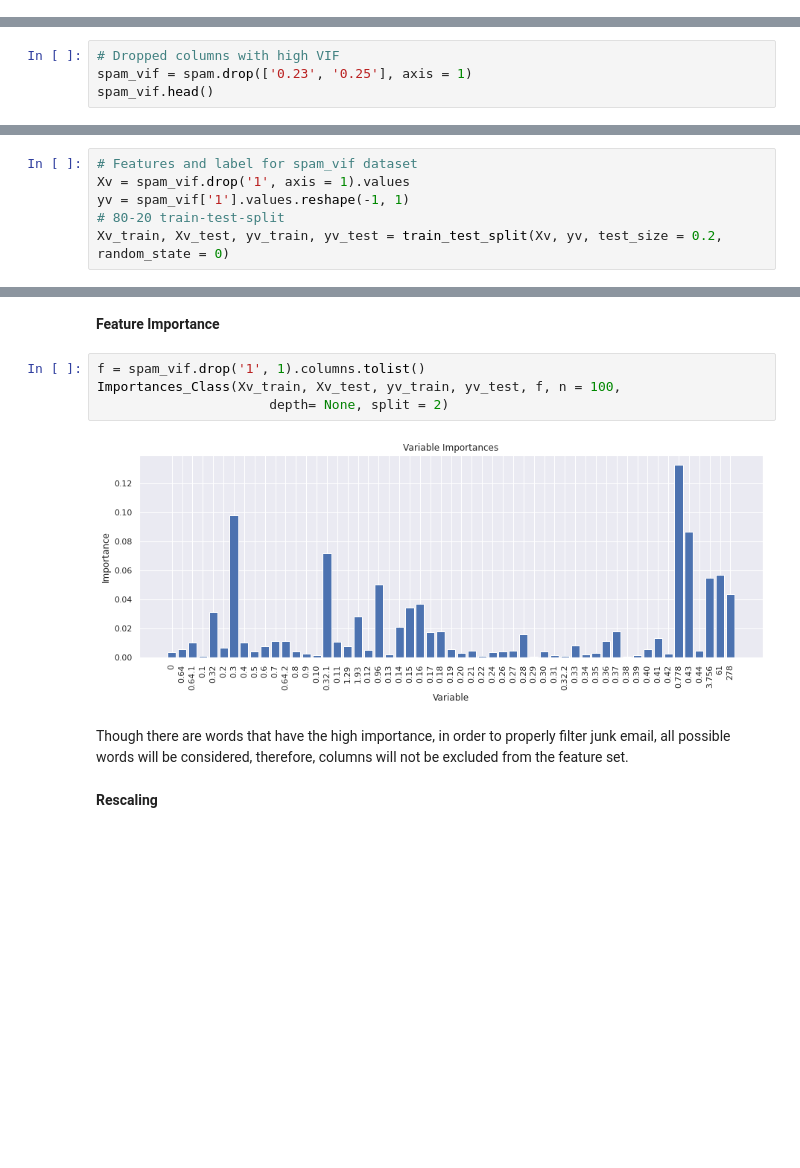
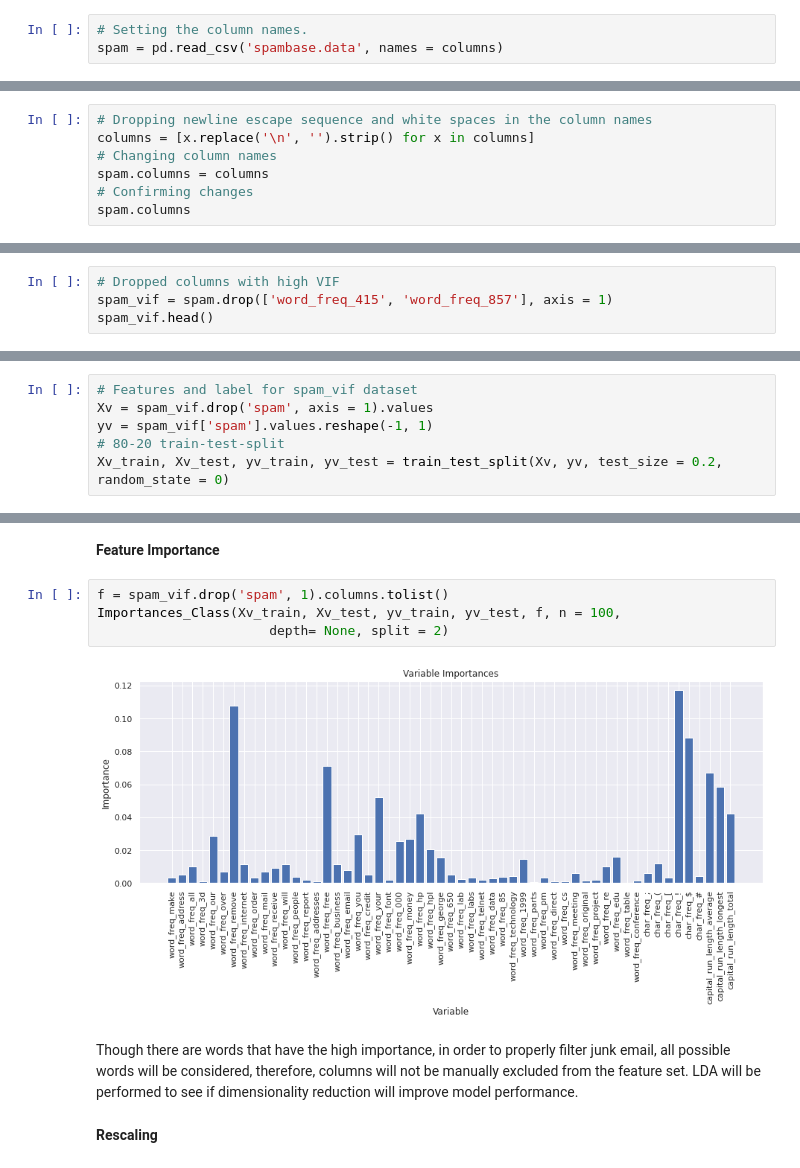
Before and after one commit to deborahmasibo/Moringa-Core-Module-2-Week-4-IP, a Jupyter notebook: Naive_Bayes_Classification.ipynb, the cells around one changed output, grey strips where cells are left out. Saved outputs shown, nothing was run; the diff lists cells and outputs as text; blank space fills up the shorter version.

```diff
--- a/Naive_Bayes_Classification.ipynb
+++ b/Naive_Bayes_Classification.ipynb
@@ -119,0 +163,3 @@ spam.head()
+# %%
+# Setting the column names.
+spam = pd.read_csv('spambase.data', names = columns)
@@ -119,0 +190,7 @@ spam.head()
+# %%
+# Dropping newline escape sequence and white spaces in the column names
+columns = [x.replace('\n', '').strip() for x in columns]
+# Changing column names
+spam.columns = columns
+# Confirming changes
+spam.columns
@@ -556,6 +583,6 @@ Vif(vif)
 The columns above have very high VIF values, a dataset without these columns will be created, and the performance to the original dataset with be compared during modelling.
 # %%
 # Dropped columns with high VIF
-spam_vif = spam.drop(['0.23', '0.25'], axis = 1)
+spam_vif = spam.drop(['word_freq_415', 'word_freq_857'], axis = 1)
 spam_vif.head()
 # %% [output]
@@ -807,8 +834,8 @@ y = spam['1'].values.reshape(-1, 1)
 X_train, X_test, y_train, y_test = train_test_split(X, y, test_size = 0.2, random_state = 0)
 # %%
 # Features and label for spam_vif dataset
-Xv = spam_vif.drop('1', axis = 1).values
-yv = spam_vif['1'].values.reshape(-1, 1)
+Xv = spam_vif.drop('spam', axis = 1).values
+yv = spam_vif['spam'].values.reshape(-1, 1)
 # 80-20 train-test-split
 Xv_train, Xv_test, yv_train, yv_test = train_test_split(Xv, yv, test_size = 0.2, random_state = 0)
 # %% [markdown]
@@ -866,13 +893,13 @@ The accuracy is higher by 1%, therefore, the second dataset will be used.
 # %% [markdown]
 **Feature Importance**
 # %%
-f = spam_vif.drop('1', 1).columns.tolist()
+f = spam_vif.drop('spam', 1).columns.tolist()
 Importances_Class(Xv_train, Xv_test, yv_train, yv_test, f, n = 100,
                       depth= None, split = 2)
 # %% [output]
-[figure, old version]
+[figure, new version]
 # %% [markdown]
-Though there are words that have the high importance, in order to properly filter junk email, all possible words will be considered, therefore, columns will not be excluded from the feature set.
+Though there are words that have the high importance, in order to properly filter junk email, all possible words will be considered, therefore, columns will not be manually excluded from the feature set. LDA will be performed to see if dimensionality reduction will improve model performance.
 # %% [markdown]
 **Rescaling**
 # %% [markdown]
```
Also changed, not shown: parts of 93 cells of this notebook.
